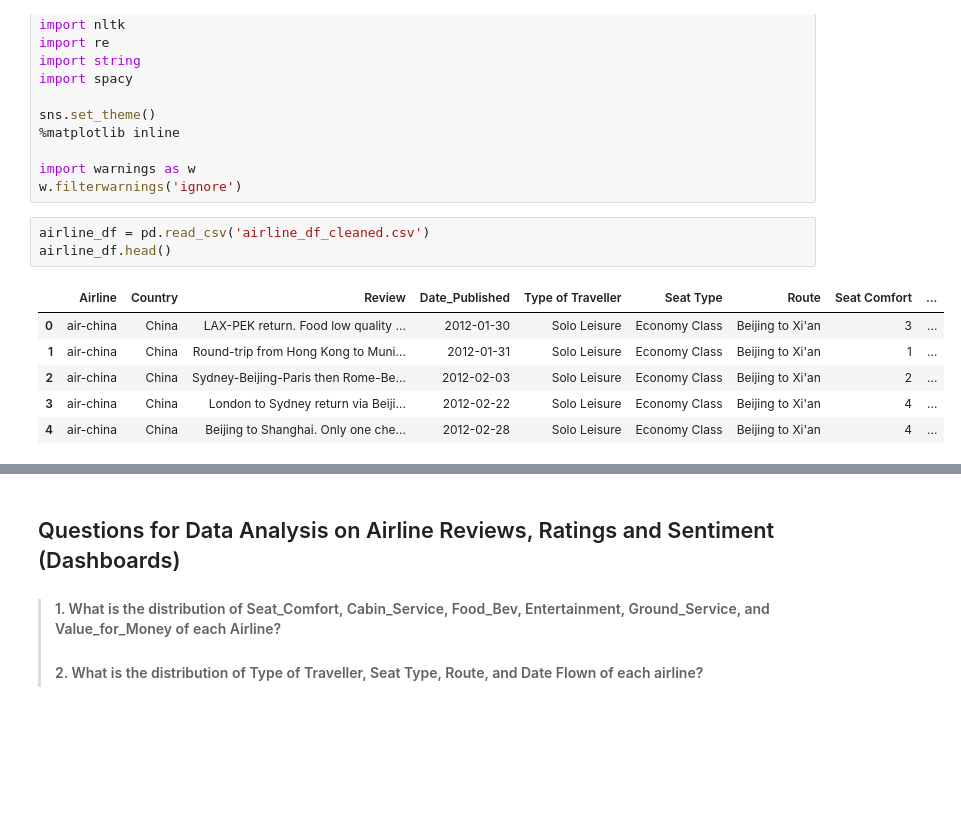
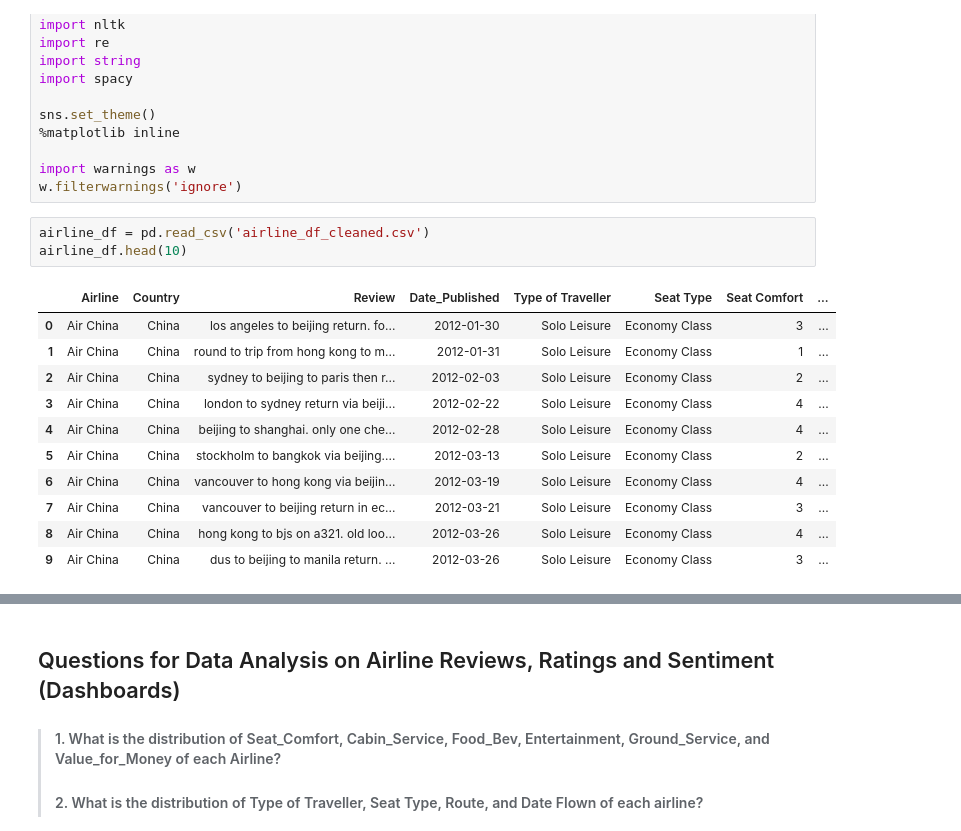
Before and after one commit to 1422-samu/Airline-Review-Sentiment-Analysis, a Jupyter notebook: Airline Review Analysis.ipynb, the cells around one changed output, grey strips where cells are left out. Drawn from its saved outputs; the diff is of its cells as text; blank space fills up the shorter version.

```diff
--- a/Airline Review Analysis.ipynb
+++ b/Airline Review Analysis.ipynb
@@ -19,14 +19,19 @@ import warnings as w
 w.filterwarnings('ignore')
 # %%
 airline_df = pd.read_csv('airline_df_cleaned.csv')
-airline_df.head()
+airline_df.head(10)
 # %% [output]
-|  | Airline | Country | Review | Date_Published | Type of Traveller | Seat Type | Route | Seat Comfort | ... |
-| 0 | air-china | China | LAX-PEK return. Food low quality ... | 2012-01-30 | Solo Leisure | Economy Class | Beijing to Xi'an | 3 | ... |
-| 1 | air-china | China | Round-trip from Hong Kong to Muni... | 2012-01-31 | Solo Leisure | Economy Class | Beijing to Xi'an | 1 | ... |
-| 2 | air-china | China | Sydney-Beijing-Paris then Rome-Be... | 2012-02-03 | Solo Leisure | Economy Class | Beijing to Xi'an | 2 | ... |
-| 3 | air-china | China | London to Sydney return via Beiji... | 2012-02-22 | Solo Leisure | Economy Class | Beijing to Xi'an | 4 | ... |
-| 4 | air-china | China | Beijing to Shanghai. Only one che... | 2012-02-28 | Solo Leisure | Economy Class | Beijing to Xi'an | 4 | ... |
+|  | Airline | Country | Review | Date_Published | Type of Traveller | Seat Type | Seat Comfort | ... |
+| 0 | Air China | China | los angeles to beijing return. fo... | 2012-01-30 | Solo Leisure | Economy Class | 3 | ... |
+| 1 | Air China | China | round to trip from hong kong to m... | 2012-01-31 | Solo Leisure | Economy Class | 1 | ... |
+| 2 | Air China | China | sydney to beijing to paris then r... | 2012-02-03 | Solo Leisure | Economy Class | 2 | ... |
+| 3 | Air China | China | london to sydney return via beiji... | 2012-02-22 | Solo Leisure | Economy Class | 4 | ... |
+| 4 | Air China | China | beijing to shanghai. only one che... | 2012-02-28 | Solo Leisure | Economy Class | 4 | ... |
+| 5 | Air China | China | stockholm to bangkok via beijing.... | 2012-03-13 | Solo Leisure | Economy Class | 2 | ... |
+| 6 | Air China | China | vancouver to hong kong via beijin... | 2012-03-19 | Solo Leisure | Economy Class | 4 | ... |
+| 7 | Air China | China | vancouver to beijing return in ec... | 2012-03-21 | Solo Leisure | Economy Class | 3 | ... |
+| 8 | Air China | China | hong kong to bjs on a321. old loo... | 2012-03-26 | Solo Leisure | Economy Class | 4 | ... |
+| 9 | Air China | China | dus to beijing to manila return. ... | 2012-03-26 | Solo Leisure | Economy Class | 3 | ... |
 # %%
 airline_df.info()
 # %% [output]
```
Also changed, not shown: parts of 3 cells of this notebook, 2 other files.
